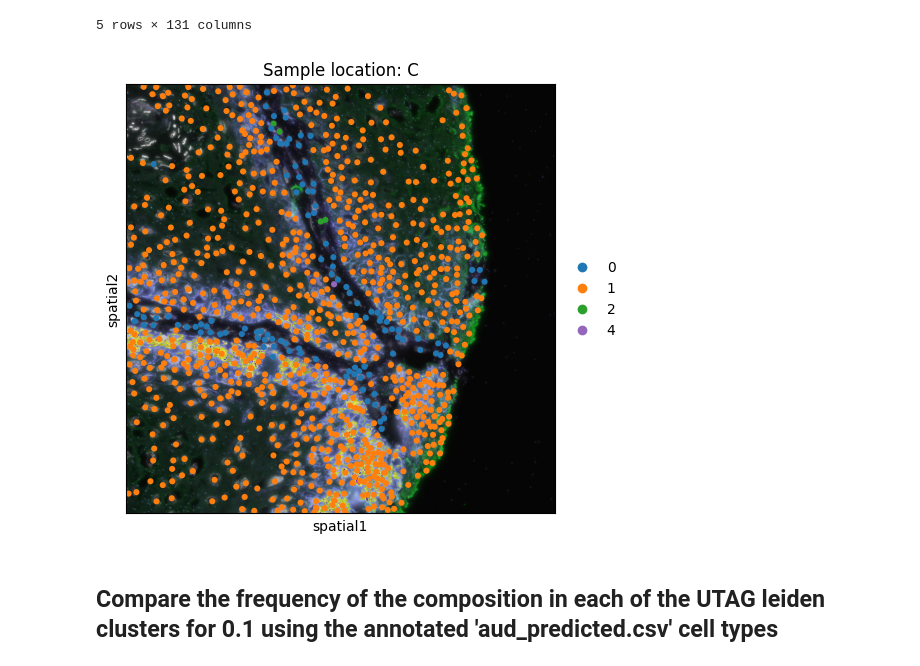
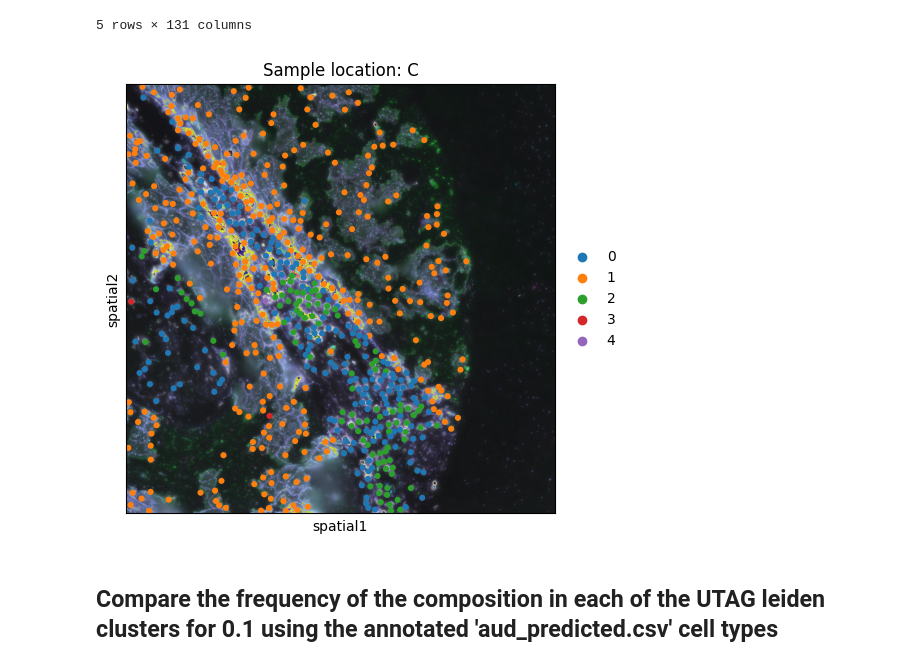
Before and after one commit to mrariden/SBDSHackathon_TeamPC, a Jupyter notebook: michael_code/step0.ipynb, the cells around one changed output. Saved outputs shown, nothing was run; the diff lists cells and outputs as text; code cells hidden in the pictures.

```diff
--- a/michael_code/step0.ipynb
+++ b/michael_code/step0.ipynb
@@ -180,21 +182,3 @@ adata.obs.head()
 | 16_1 | 15 | monocytes.NC.I | 0.582921 | c_1_1_16 | 208 | 152 | ... |
 | 19_1 | 7 | monocytes.C | 0.602648 | c_1_1_19 | 305 | 194 | ... |
 5 rows × 131 columns
-# %%
-import squidpy as sq
-
-fov = 114
-
-this_fov = adata[adata.obs['fov'] == str(fov)]
-category = str(this_fov.obs['Sample Location'].unique()[0])
-
-sq.pl.spatial_scatter(adata,
-                      library_id=str(fov),
-                      library_key='fov',
-                      seg_cell_id='seg_cell_ID',
-                      color='UTAG Label_leiden_0.1',
-                      size=60,
-                      title="Sample location: "+category
-                     )
-# %% [output]
-[figure, removed]
@@ -201,3 +188,31 @@ sq.pl.spatial_scatter(adata,
+# %%
+# subset adata for a single patient, and look at the core, edge, and distal
+
+patient_1_adata = adata[adata.obs['Patient Number'] == 1]
+
+for loc in ['C', 'E', 'P']:
+    adata_loc = patient_1_adata[patient_1_adata.obs['Sample Location'] == loc]
+    ad_loc_fov = adata_loc.obs['fov'].unique()[5]
+    adata_fov = adata_loc[adata_loc.obs['fov'] == ad_loc_fov]
+
+    del adata_loc
+
+    category = str(adata_fov.obs['Sample Location'].unique()[0])
+
+    sq.pl.spatial_scatter(adata_fov,
+                          library_id=str(ad_loc_fov),
+                          library_key='fov',
+                          seg_cell_id='seg_cell_ID',
+                          color='UTAG Label_leiden_0.1',
+                          size=60,
+                          title="Sample location: "+category,
+                          edges_color=None,
+                         )
+    plt.show()
+
+    del adata_fov
+# %% [output]
+[figure, added]
 # %% [markdown]
 ## Compare the frequency of the composition in each of the UTAG leiden clusters for 0.1 using the annotated 'aud_predicted.csv' cell types
 # %%
```
Also changed, not shown: parts of 3 cells of this notebook, 2 other files.
